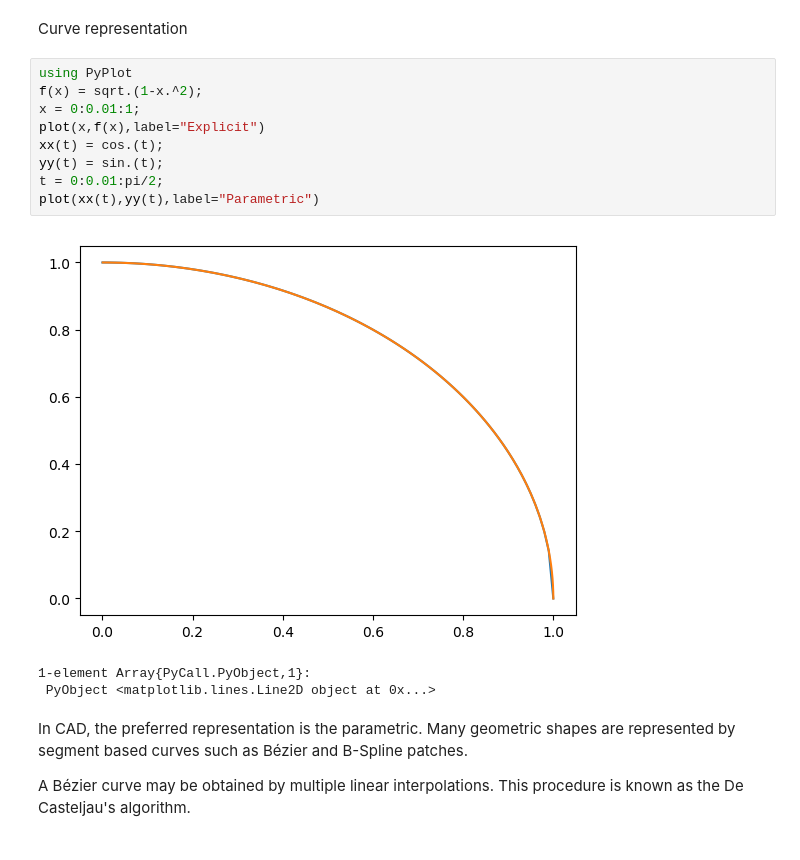
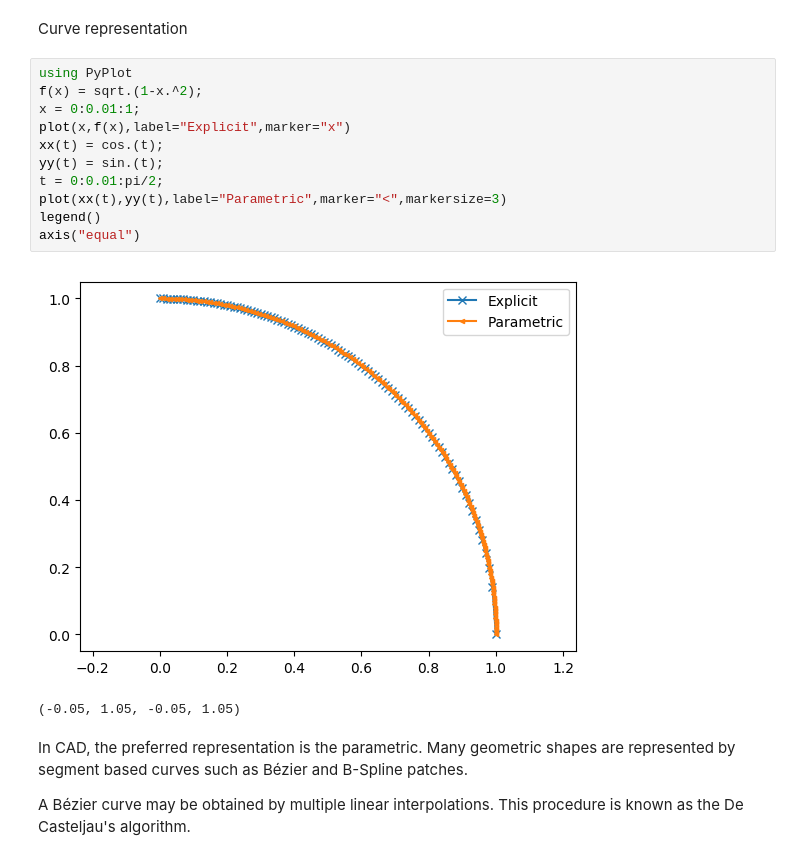
Before and after one commit to alvarocafe/BB, a Jupyter notebook: docs/Isogeometric BEM.ipynb, the cells around one changed output. Drawn from its saved outputs; the diff is of its cells as text.

```diff
--- a/docs/Isogeometric BEM.ipynb
+++ b/docs/Isogeometric BEM.ipynb
@@ -5,16 +5,17 @@ Curve representation
 # %%
 using PyPlot
 f(x) = sqrt.(1-x.^2);
 x = 0:0.01:1;
-plot(x,f(x),label="Explicit")
+plot(x,f(x),label="Explicit",marker="x")
 xx(t) = cos.(t);
 yy(t) = sin.(t);
 t = 0:0.01:pi/2;
-plot(xx(t),yy(t),label="Parametric")
+plot(xx(t),yy(t),label="Parametric",marker="<",markersize=3)
+legend()
+axis("equal")
 # %% [output]
-[figure, old version]
+[figure, new version]
-1-element Array{PyCall.PyObject,1}:
- PyObject <matplotlib.lines.Line2D object at 0x...>
+(-0.05, 1.05, -0.05, 1.05)
 # %% [markdown]
 In CAD, the preferred representation is the parametric. Many geometric shapes are represented by segment based curves such as Bézier and B-Spline patches.
 
```
Also changed, not shown: 29 other files.
